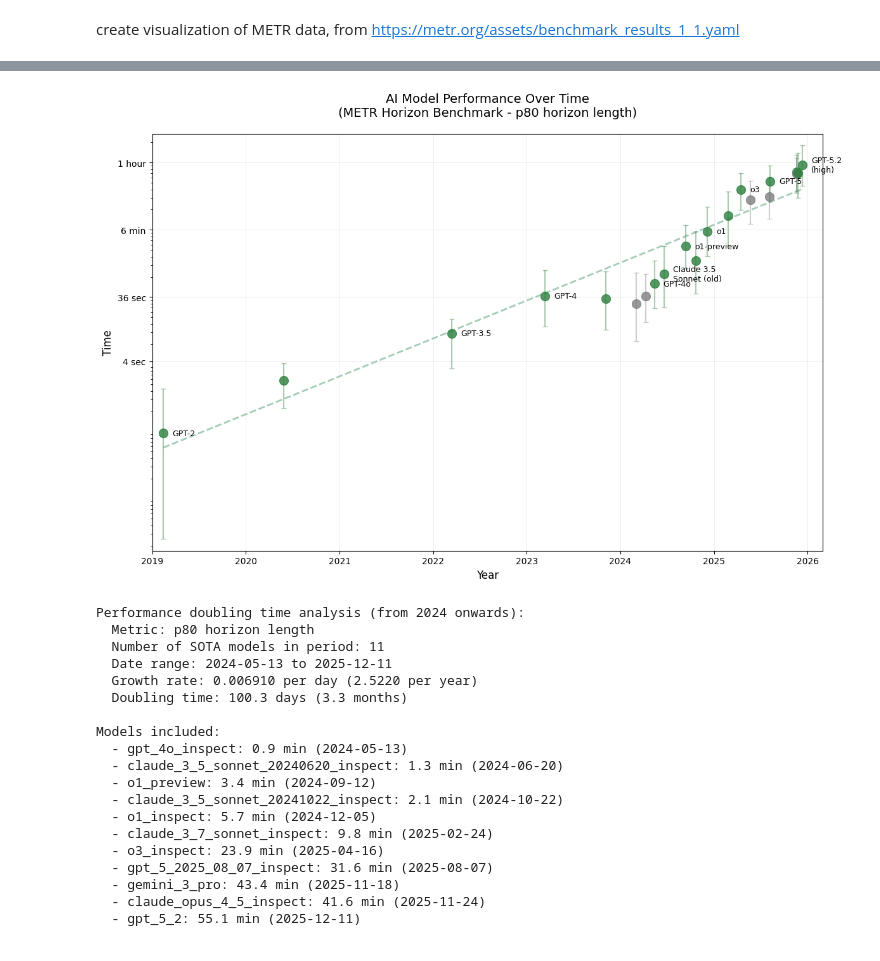
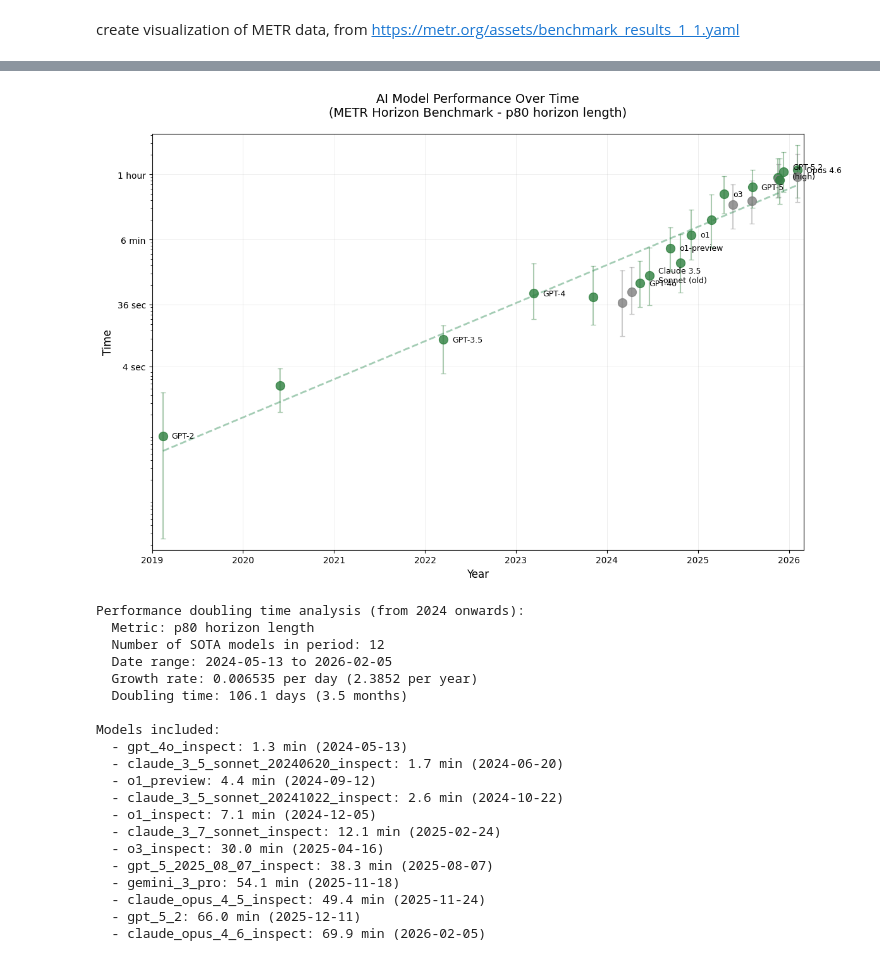
Before and after one commit to BetterCodeBetterScience/bettercode, a Jupyter notebook: notebooks/metr_viz.ipynb, the cells around one changed output, grey strips where cells are left out. Drawn from its saved outputs; the diff is of its cells as text; code cells hidden in the pictures.

```diff
--- a/notebooks/metr_viz.ipynb
+++ b/notebooks/metr_viz.ipynb
@@ -178,35 +178,36 @@ ax.set_title(f'AI Model Performance Over Time\n(METR Horizon Benchmark - {METRIC
 
 # Add grid
 ax.grid(True, alpha=0.3, linestyle='-', linewidth=0.5)
 
 # Add model labels for key models
 label_models = {
     'gpt2': 'GPT-2',
     'gpt_3_5_turbo_instruct': 'GPT-3.5',
     'gpt_4': 'GPT-4',
     'gpt_4o_inspect': 'GPT-4o',
     'claude_3_5_sonnet_20240620_inspect': 'Claude 3.5\nSonnet (old)',
     'o1_preview': 'o1-preview',
     'o1_inspect': 'o1',
     'o3_inspect': 'o3',
     'gpt_5_2025_08_07_inspect': 'GPT-5',
-    'gpt_5_2': 'GPT-5.2\n(high)'
+    'gpt_5_2': 'GPT-5.2\n(high)',
+    'claude_opus_4_6_inspect': 'Opus 4.6'
 }
 
 for m in models_data:
     if m['name'] in label_models:
         ax.annotate(label_models[m['name']],
                    xy=(m['date'], m['estimate']),
                    xytext=(10, 0),
                    textcoords='offset points',
                    fontsize=9,
                    va='center')
 
 plt.tight_layout()
 plt.savefig('../../book/book/images/metr_horizon_benchmark.png', dpi=300)
 plt.show()
 # %% [output]
-[figure, old version]
+[figure, new version]
 # %%
 # Calculate doubling time for data from 2023 onwards
 from datetime import datetime
@@ -254,20 +255,21 @@ else:
 # %% [output]
 Performance doubling time analysis (from 2024 onwards):
   Metric: p80 horizon length
-  Number of SOTA models in period: 11
-  Date range: 2024-05-13 to 2025-12-11
-  Growth rate: 0.006910 per day (2.5220 per year)
-  Doubling time: 100.3 days (3.3 months)
+  Number of SOTA models in period: 12
+  Date range: 2024-05-13 to 2026-02-05
+  Growth rate: 0.006535 per day (2.3852 per year)
+  Doubling time: 106.1 days (3.5 months)
 
 Models included:
-  - gpt_4o_inspect: 0.9 min (2024-05-13)
-  - claude_3_5_sonnet_20240620_inspect: 1.3 min (2024-06-20)
-  - o1_preview: 3.4 min (2024-09-12)
-  - claude_3_5_sonnet_20241022_inspect: 2.1 min (2024-10-22)
-  - o1_inspect: 5.7 min (2024-12-05)
-  - claude_3_7_sonnet_inspect: 9.8 min (2025-02-24)
-  - o3_inspect: 23.9 min (2025-04-16)
-  - gpt_5_2025_08_07_inspect: 31.6 min (2025-08-07)
-  - gemini_3_pro: 43.4 min (2025-11-18)
-  - claude_opus_4_5_inspect: 41.6 min (2025-11-24)
-  - gpt_5_2: 55.1 min (2025-12-11)
+  - gpt_4o_inspect: 1.3 min (2024-05-13)
+  - claude_3_5_sonnet_20240620_inspect: 1.7 min (2024-06-20)
+  - o1_preview: 4.4 min (2024-09-12)
+  - claude_3_5_sonnet_20241022_inspect: 2.6 min (2024-10-22)
+  - o1_inspect: 7.1 min (2024-12-05)
+  - claude_3_7_sonnet_inspect: 12.1 min (2025-02-24)
+  - o3_inspect: 30.0 min (2025-04-16)
+  - gpt_5_2025_08_07_inspect: 38.3 min (2025-08-07)
+  - gemini_3_pro: 54.1 min (2025-11-18)
+  - claude_opus_4_5_inspect: 49.4 min (2025-11-24)
+  - gpt_5_2: 66.0 min (2025-12-11)
+  - claude_opus_4_6_inspect: 69.9 min (2026-02-05)
```
Also changed, not shown: parts of 2 cells of this notebook, 3 other files.
